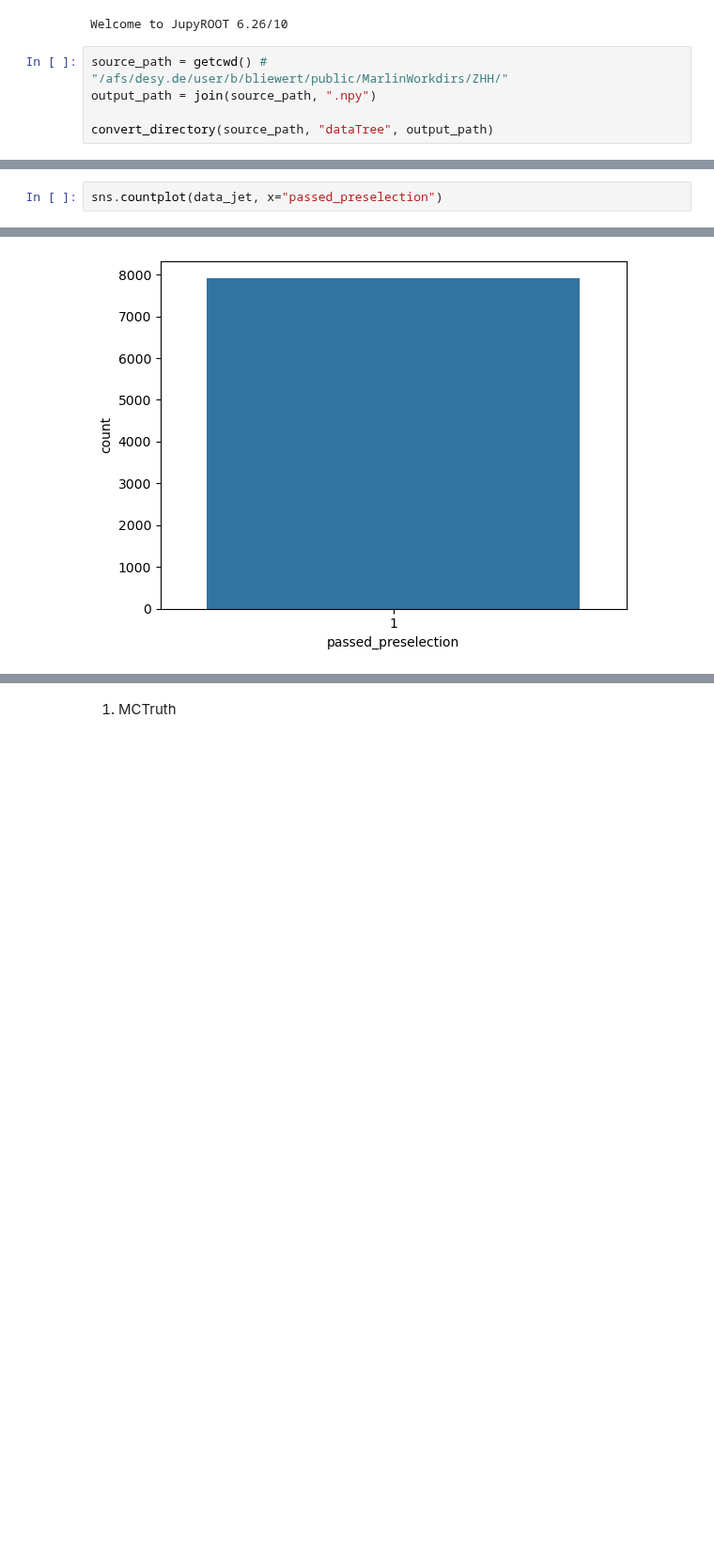
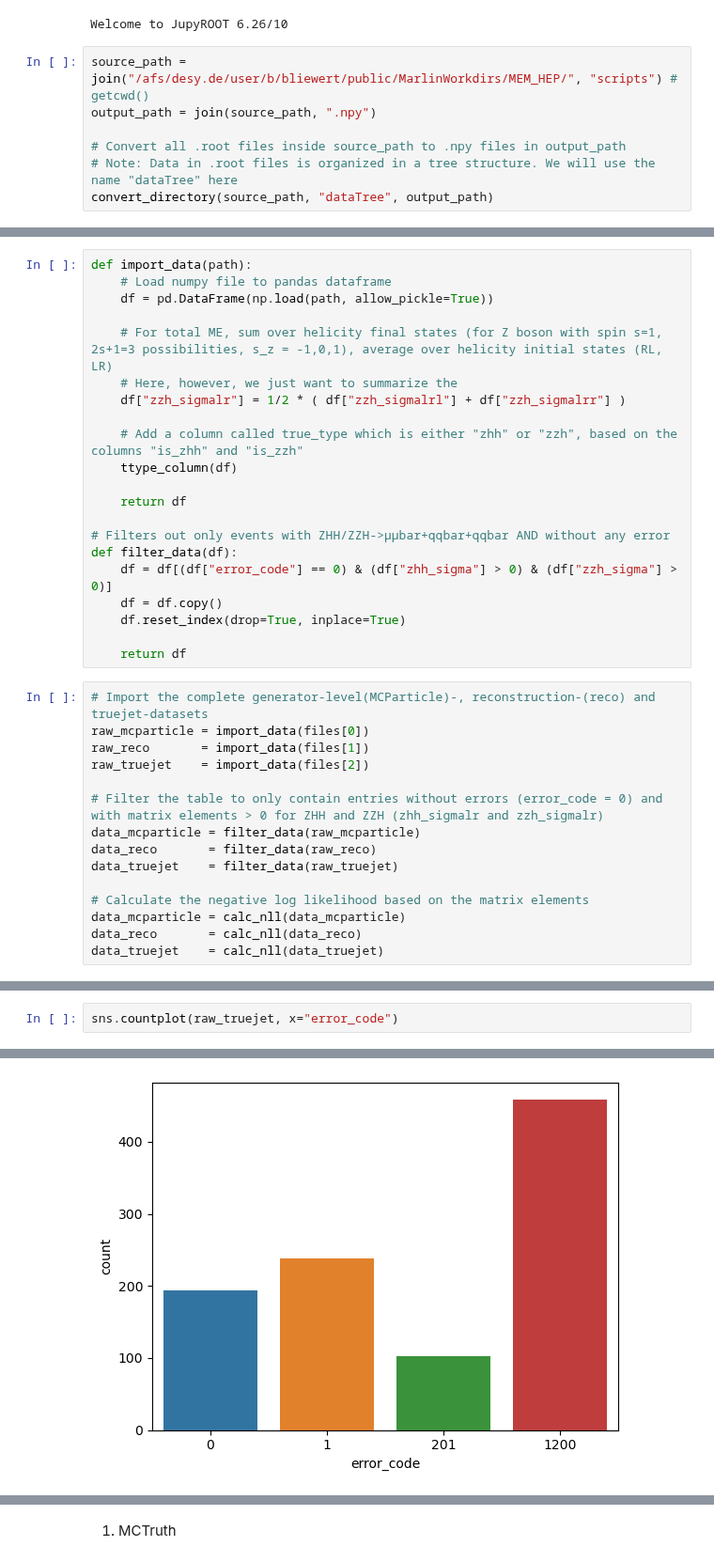
Before and after one commit to nVentis/MEM_HEP, a Jupyter notebook: view_v3.ipynb, the cells around one changed output, grey strips where cells are left out. Shown at 94% size. Cells and saved outputs as stored; diff of their text form; blank space fills up the shorter version.

```diff
--- a/view_v3.ipynb
+++ b/view_v3.ipynb
@@ -20,8 +20,10 @@ from analysis.calc import calc_nll
 # %% [output]
 Welcome to JupyROOT 6.26/10
 # %%
-source_path = getcwd() # "/afs/desy.de/user/b/bliewert/public/MarlinWorkdirs/ZHH/"
+source_path = join("/afs/desy.de/user/b/bliewert/public/MarlinWorkdirs/MEM_HEP/", "scripts") # getcwd()
 output_path = join(source_path, ".npy")
 
+# Convert all .root files inside source_path to .npy files in output_path
+# Note: Data in .root files is organized in a tree structure. We will use the name "dataTree" here
 convert_directory(source_path, "dataTree", output_path)
 # %% [output]
@@ -91,0 +40,36 @@ Index(['run', 'event', 'is_zhh', 'is_zzh', 'passed_preselection',
+# %%
+def import_data(path):
+    # Load numpy file to pandas dataframe
+    df = pd.DataFrame(np.load(path, allow_pickle=True))
+
+    # For total ME, sum over helicity final states (for Z boson with spin s=1, 2s+1=3 possibilities, s_z = -1,0,1), average over helicity initial states (RL, LR)
+    # Here, however, we just want to summarize the
+    df["zzh_sigmalr"] = 1/2 * ( df["zzh_sigmalrl"] + df["zzh_sigmalrr"] )
+
+    # Add a column called true_type which is either "zhh" or "zzh", based on the columns "is_zhh" and "is_zzh"
+    ttype_column(df)
+
+    return df
+
+# Filters out only events with ZHH/ZZH->µµbar+qqbar+qqbar AND without any error
+def filter_data(df):
+    df = df[(df["error_code"] == 0) & (df["zhh_sigma"] > 0) & (df["zzh_sigma"] > 0)]
+    df = df.copy()
+    df.reset_index(drop=True, inplace=True)
+
+    return df
+# %%
+# Import the complete generator-level(MCParticle)-, reconstruction-(reco) and truejet-datasets
+raw_mcparticle = import_data(files[0])
+raw_reco       = import_data(files[1])
+raw_truejet    = import_data(files[2])
+
+# Filter the table to only contain entries without errors (error_code = 0) and with matrix elements > 0 for ZHH and ZZH (zhh_sigmalr and zzh_sigmalr)
+data_mcparticle = filter_data(raw_mcparticle)
+data_reco       = filter_data(raw_reco)
+data_truejet    = filter_data(raw_truejet)
+
+# Calculate the negative log likelihood based on the matrix elements
+data_mcparticle = calc_nll(data_mcparticle)
+data_reco       = calc_nll(data_reco)
+data_truejet    = calc_nll(data_truejet)
@@ -92,3 +94,3 @@ Index(['run', 'event', 'is_zhh', 'is_zzh', 'passed_preselection',
 # %%
-sns.countplot(data_jet, x="passed_preselection")
+sns.countplot(raw_truejet, x="error_code")
 # %% [output]
@@ -96 +98 @@ sns.countplot(data_jet, x="passed_preselection")
-[figure, old version]
+[figure, new version]
```
Also changed, not shown: parts of 19 cells of this notebook, 22 other files.
